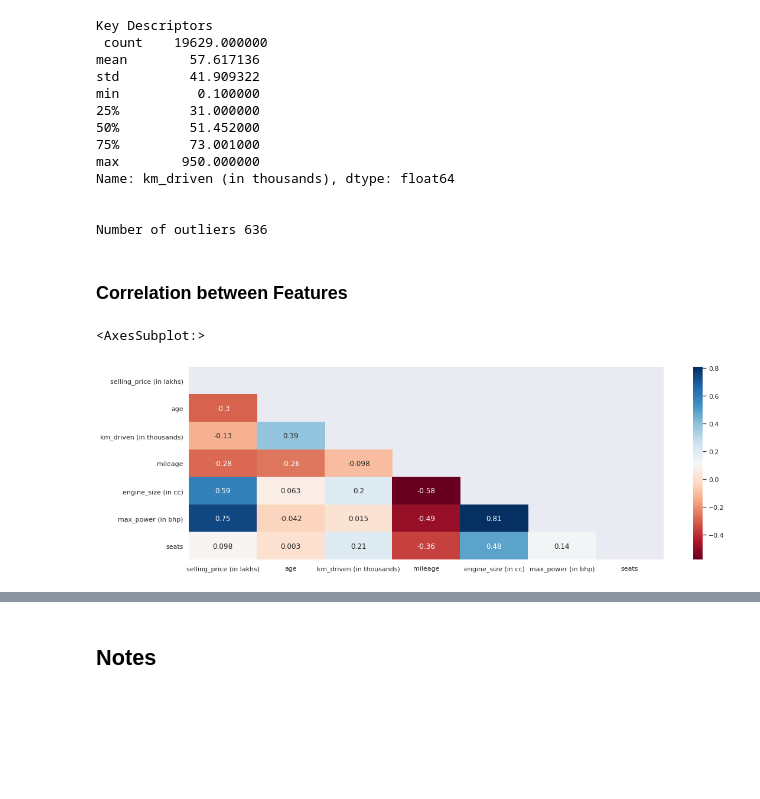
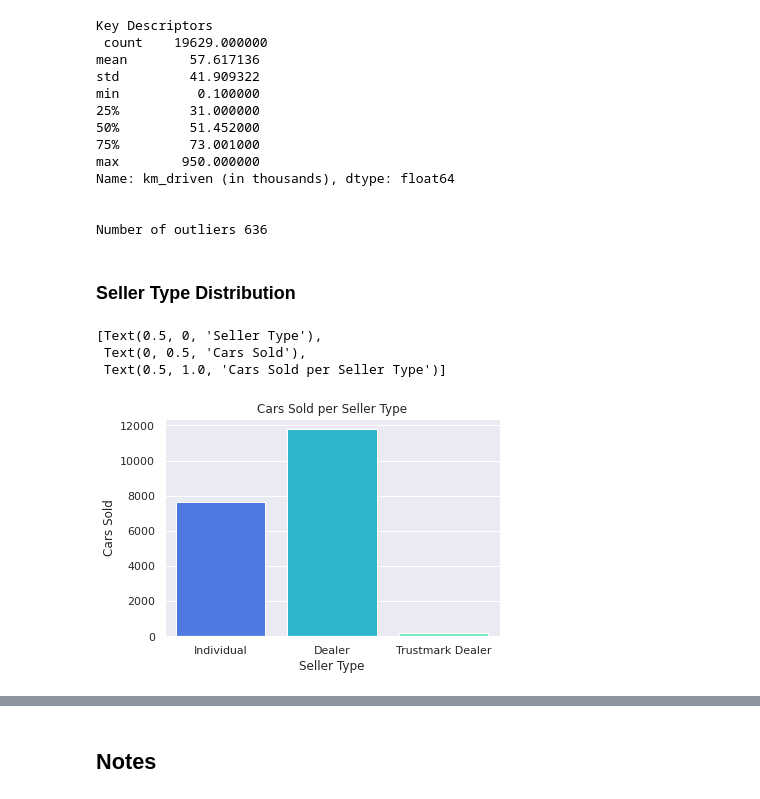
Before and after one commit to bhaveshjain1612/Car-Resale-Analysis-and-Prediction, a Jupyter notebook: Data Analytics.ipynb, the cells around one changed output, grey strips where cells are left out. Drawn from its saved outputs; the diff is of its cells as text; code cells hidden in the pictures; blank space fills up the shorter version.

```diff
--- a/Data Analytics.ipynb
+++ b/Data Analytics.ipynb
@@ -166,14 +288,13 @@ Name: km_driven (in thousands), dtype: float64
 
 
 Number of outliers 636
-# %% [markdown]
-### Correlation between Features
-# %%
-temp
-
-mask = np.triu(np.ones_like(data.corr()))
-plt.figure(figsize=(18,6))
-sns.heatmap(data.corr(),annot=True,cmap='RdBu', mask = mask)
-# %% [output]
-<AxesSubplot:>
-[figure, removed]
+# %% [markdown]
+### Seller Type Distribution
+# %%
+ax = sns.countplot(data=data,x='seller_type')
+ax.set(xlabel="Seller Type", ylabel = "Cars Sold", title='Cars Sold per Seller Type')
+# %% [output]
+[Text(0.5, 0, 'Seller Type'),
+ Text(0, 0.5, 'Cars Sold'),
+ Text(0.5, 1.0, 'Cars Sold per Seller Type')]
+[figure, added]
```
Also changed, not shown: parts of 27 cells of this notebook.
